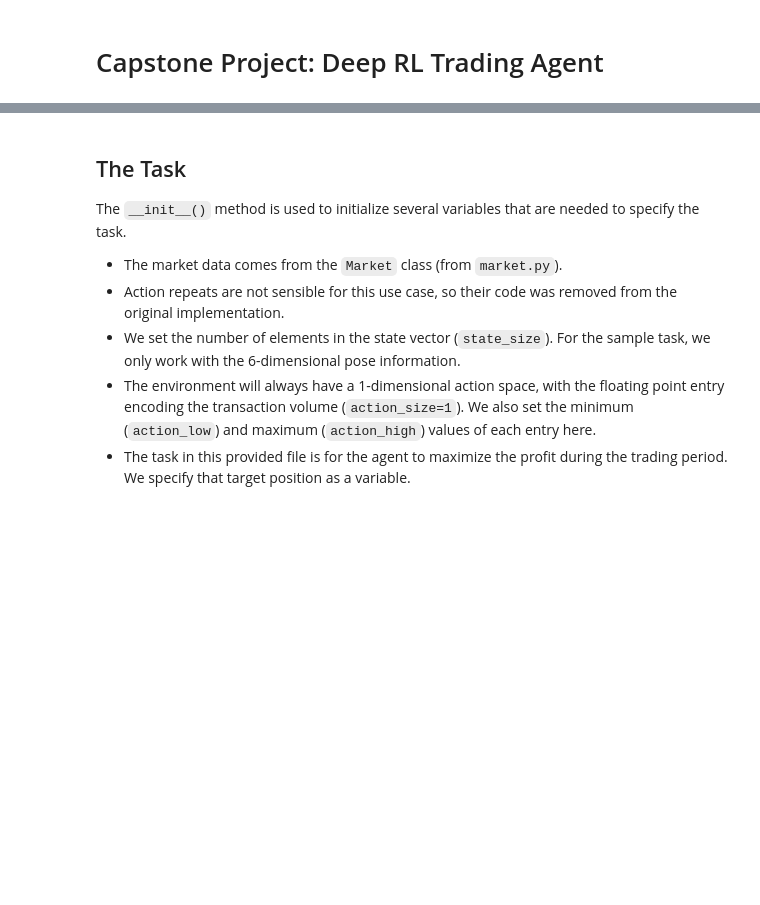
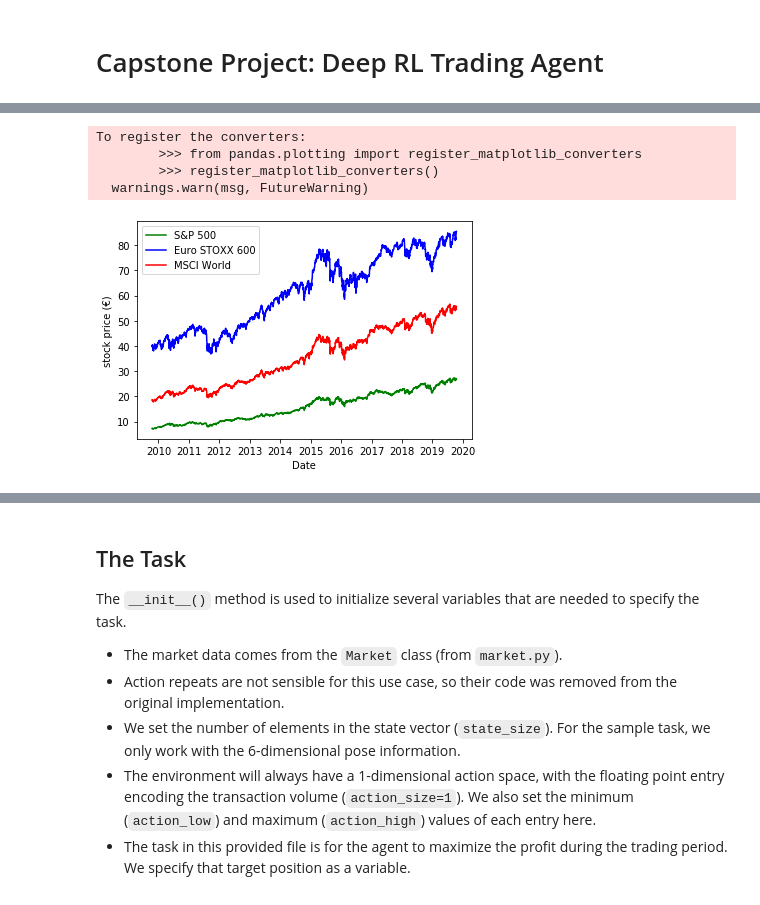
Before and after one commit to JoergStrebel/MachineLearningEngineerND, a Jupyter notebook: capstone_project/deeprlagent_project.ipynb, the cells around one changed output, grey strips where cells are left out. Drawn from its saved outputs; the diff is of its cells as text; code cells hidden in the pictures; blank space fills up the shorter version.

```diff
--- a/capstone_project/deeprlagent_project.ipynb
+++ b/capstone_project/deeprlagent_project.ipynb
@@ -21,6 +21,10 @@ The data set is constructed from the raw data files.
 %matplotlib inline
 
 import pandas as pd
+from market import Market
+from task import Task
+
+
 
 # loading the stock prices
 # all trade data is coming from XETRA
@@ -38,7 +42,7 @@ df_eurostoxx600_prices = pd.read_csv('data/Investing_DBX1A7_historic_data.csv',
 
 df_msciworld_prices = pd.read_csv('data/Investing_ETF110_historic_data.csv', header=0,\
                            names=['day','closing', 'opening', 'high', 'low', 'vol', 'change'],\
-                           skiprows=0, parse_dates=[0], infer_datetime_format=True, decimal=',')
+                           skiprows=0, parse_dates=[0], infer_datetime_format=True, decimal='.')
 
 # convert vol column to float dtype
 #1. remove K, M, -
@@ -98,26 +102,7 @@ dfdata = dfdata[['date','dayofweek','month','dayno','monthstart','SP500_price',
 # remove records without closing price
 dfdata = dfdata.dropna(subset=['SP500_price', 'SP500_volno', 'ESTOXX_price', 'ESTOXX_volno', 'MSCI_price', 'MSCI_volno' ])
 
-print(dfdata.head())
-
-# data structure: dataframe with the following columns
-#['date','dayofweek','month','dayno','monthstart','SP500_price', 'SP500_volno', \
-# 'ESTOXX_price', 'ESTOXX_volno', 'MSCI_price', 'MSCI_volno', 'US_rate']
-
-# create test /validation data
-dfdata_norecords = int(round(len(dfdata.index)*0.75))
-dfdata_train = dfdata.iloc[0:dfdata_norecords,:]
-dfdata_test = dfdata.iloc[dfdata_norecords:,:]
-
-#create markets
-market_train = Market(dfdata_train)
-market_test = Market(dfdata_test)
-
-#TODO: calculate number of months
-
-# create tasks
-task_train = Task(market_train, 1500.0, 120000.0, ['SP500'], 'SP500')
-task_test = Task(market_test, 1500.0, 120000.0, ['SP500'], 'SP500')
+dfdata.dtypes
 # %% [output]
 The autoreload extension is already loaded. To reload it, use:
   %reload_ext autoreload
@@ -126,0 +249,22 @@ The autoreload extension is already loaded. To reload it, use:
+# %%
+%matplotlib inline
+import matplotlib.pyplot as plt
+import numpy as np
+
+plt.plot(dfdata['date'], dfdata['SP500_price'] , color='green', label='S&P 500')
+plt.plot(dfdata['date'], dfdata['ESTOXX_price'] , color='blue', label='Euro STOXX 600')
+plt.plot(dfdata['date'], dfdata['MSCI_price'] , color='red', label='MSCI World')
+
+#plt.plot(eps, rews2, color='black')
+
+plt.xlabel('Date')
+plt.ylabel('stock price (€)')
+plt.legend()
+plt.draw()
+plt.show()
+# %% [output]
+To register the converters:
+        >>> from pandas.plotting import register_matplotlib_converters
+        >>> register_matplotlib_converters()
+  warnings.warn(msg, FutureWarning)
+[figure, added]
```
Also changed, not shown: parts of 20 cells of this notebook, 22 other files.
